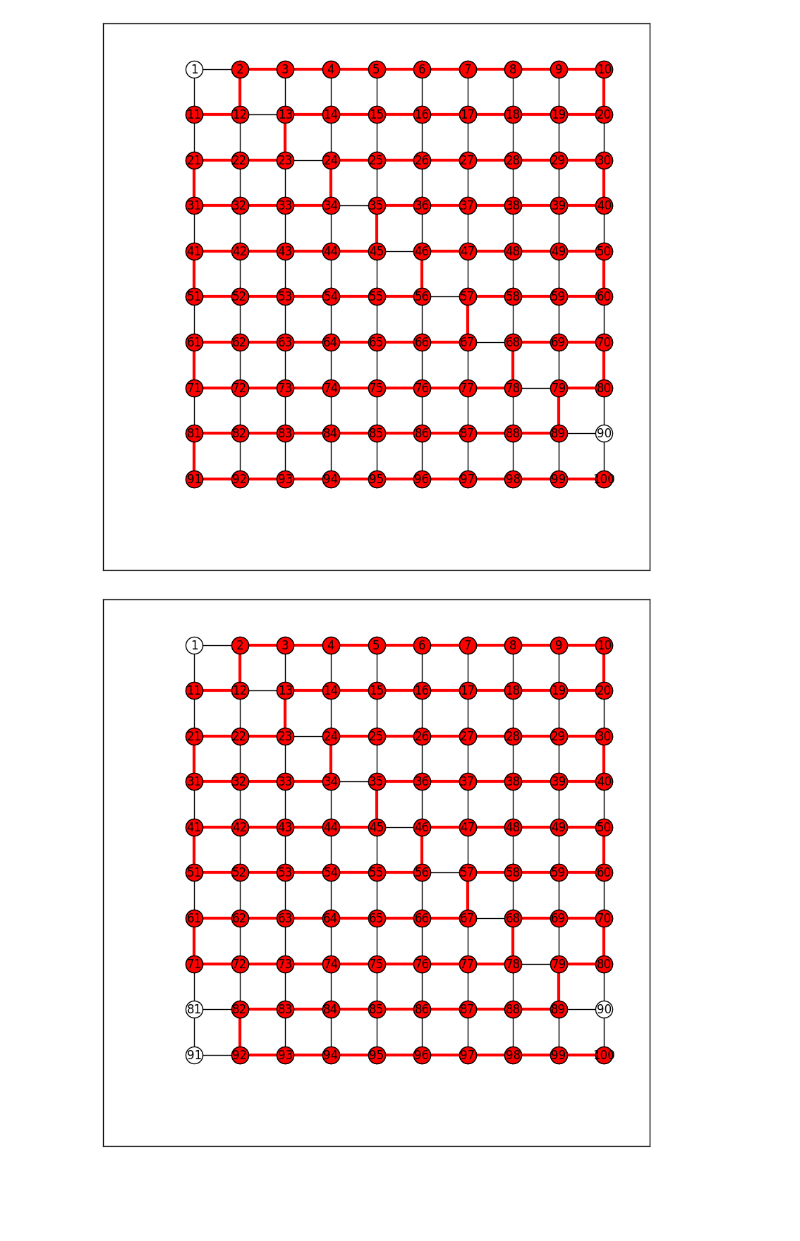
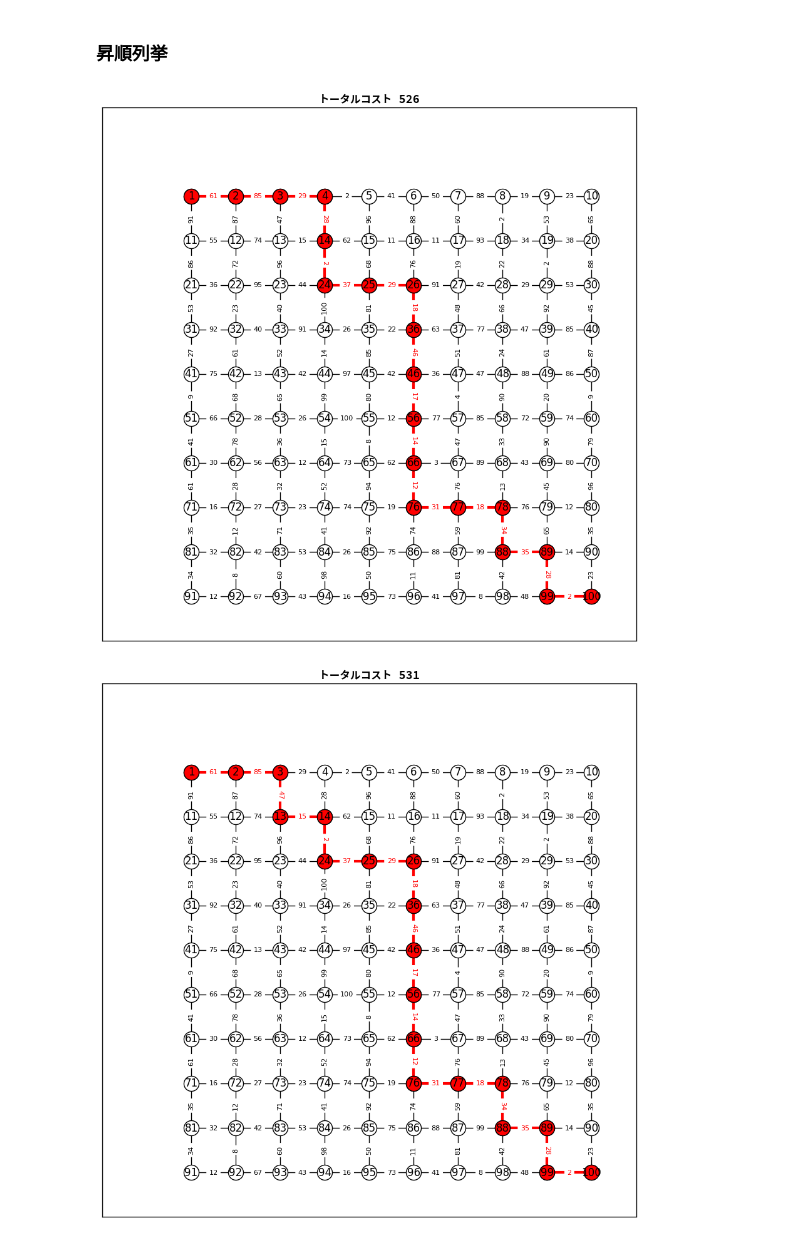
Before and after one commit to N0nki/OC2017_demo, a Jupyter notebook: graphillion_demo.ipynb, the cells around one changed output. Cells and saved outputs as stored; diff of their text form; code cells hidden in the pictures; blank space fills up the shorter version.

```diff
--- a/graphillion_demo.ipynb
+++ b/graphillion_demo.ipynb
@@ -7,0 +77,13 @@ from lib.utils import *
+# %%
+import networkx as nx
+import matplotlib as mpl
+import matplotlib.pyplot as plt
+import matplotlib.gridspec as gridspace
+from graphillion import GraphSet
+
+from lib.gridgraph import GridGraph
+from lib.utils import *
+
+%matplotlib inline
+
+mpl.rcParams['font.family'] = 'Source Han Code JP'
@@ -8,3 +92,3 @@ from lib.utils import *
 # %%
-m, n = 9, 9
-s, t = 11, (m+1)*(n+1)
+m, n = 9, 9 # 格子グラフの規模　m×nの格子グラフを表す
+s, t = 1, (m+1)*(n+1) # スタート，ゴール
@@ -25,0 +124,8 @@ else:
+# %%
+plt.figure(figsize=(m+15, n+10))
+for i,path in enumerate(paths):
+    plt.subplot(3, 4, 1+i)
+    plt.xticks([])
+    plt.yticks([])
+    G.draw(subgraph=path)
+    if i == 9: break
@@ -26,7 +140,12 @@ else:
+# %% [markdown]
+### 昇順列挙
 # %%
-for i,path in enumerate(paths.excluding([(1,2)])):
-    G.draw(subgraph=path)
+for i,path in enumerate(paths.min_iter(metric_table)):
+    plt.figure(figsize=(m+2, n+2))
+    plt.title("トータルコスト {}".format(total_weight(path, metric_table)))
+    G.draw(subgraph=path, edge_labels=edge_labels)
+    plt.show()
     if i == 2: break
 # %% [output]
-[figure, old version]
+[figure, new version]
-[figure, old version]
+[figure, new version]
```
Also changed, not shown: parts of 20 cells of this notebook.
